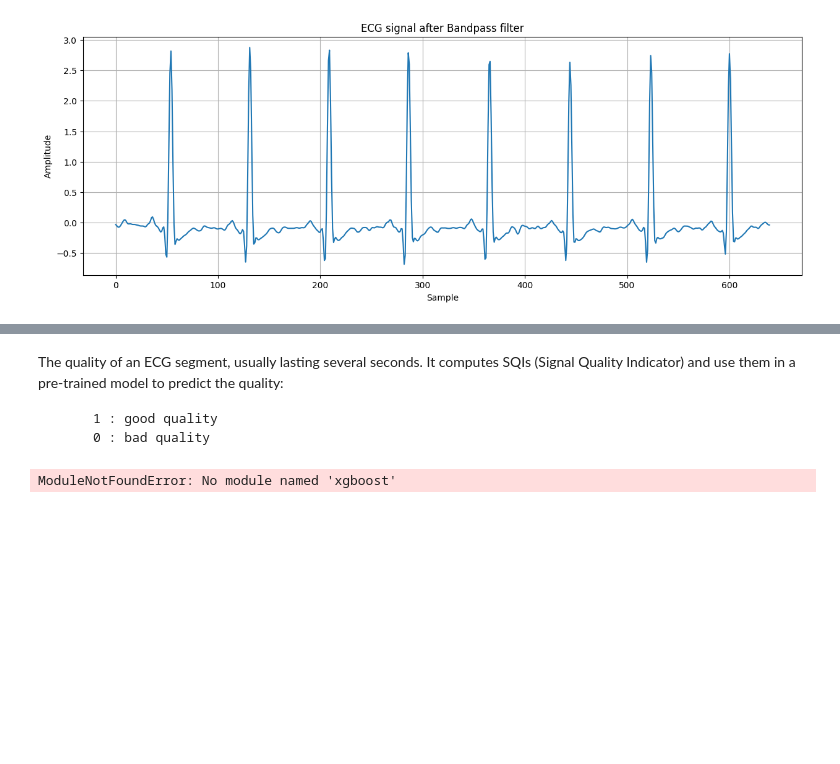
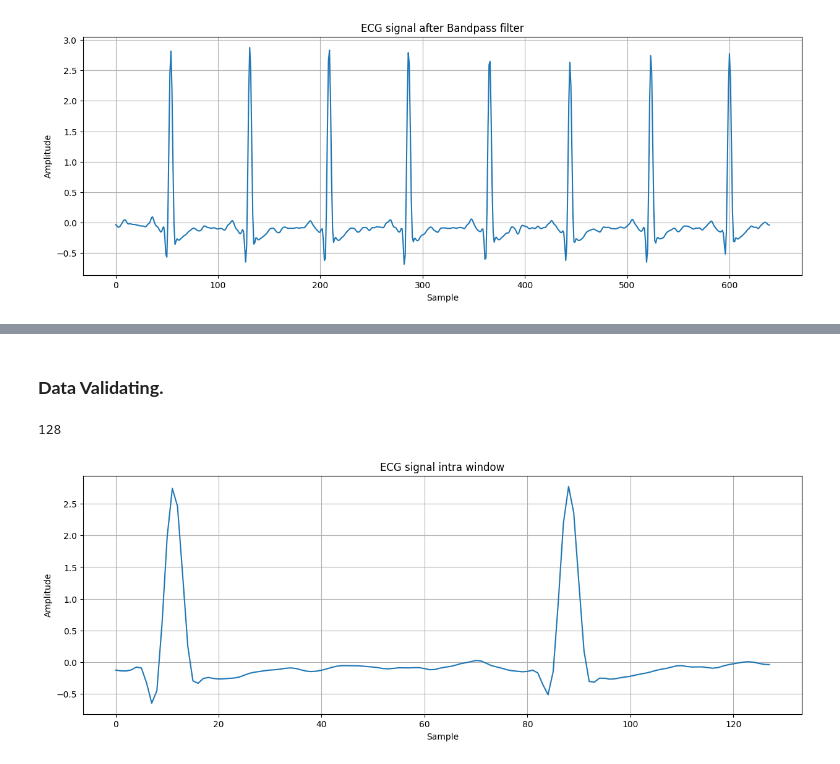
Before and after one commit to SadaruwanSRI/Forecasting-for-anomaly-detection-on-ECG, a Jupyter notebook: EDA.ipynb, the cells around one changed output, grey strips where cells are left out. Cells and saved outputs as stored; diff of their text form; code cells hidden in the pictures; blank space fills up the shorter version.

```diff
--- a/EDA.ipynb
+++ b/EDA.ipynb
@@ -126,10 +113,0 @@ from sklearn.preprocessing import StandardScaler
-# %%
-signal_quality_now = []
-win_intra = 1
-windows_complete_intra = []
-
-for k in range(win_intra*fs, window_complete.shape[0]+1, win_intra*fs):
-    min_limit = k - win_intra*fs
-    max_limit = k
-    window_complete_intra = filt[min_limit:max_limit]
-    windows_complete_intra.append(window_complete_intra)
@@ -465,5 +113,0 @@ Text(0.5, 1.0, 'SQI Scores')
-# %% [markdown]
-The quality of an ECG segment, usually lasting several seconds. It computes SQIs (Signal Quality Indicator) and use them in a pre-trained model to predict the quality:
-
-         1 : good quality
-         0 : bad quality
@@ -473,38 +114,23 @@ import pickle
-# %%
-def load_model(model_file: str):
-    """From an included model name or a model path, checks the format (pkl or
-    joblib) and loads it accordingly.
-
-    Parameters
-    ----------
-    model_file : str
-        Path to the model to load or included model filename
-
-    Returns
-    -------
-    model :
-        Sklearn or XGboost model
-    """
-    _model_included = 'trained_models_quality_check/xgb_9s.joblib'
-
-    if os.path.exists(_model_included):
-        model_to_load = _model_included
-    else:
-        model_to_load = model_file
-
-    model_name = os.path.basename(model_to_load)
-    *_, model_extension = model_name.split('.')
-
-    if model_extension == 'joblib':
-        ml_model = load(model_to_load)
-
-    elif model_extension == 'pkl':
-        with open(model_to_load, 'rb') as file:
-            ml_model = pickle.load(file)
-    return ml_model
-
-model_file = "xgb_9s.joblib"
-
-model = load_model(model_file)
-# %% [output]
-ModuleNotFoundError: No module named 'xgboost'
+# %% [markdown]
+### <b>Data Validating. </b>
+# %%
+signal_quality_now = []
+win_intra = 1
+
+for k in range(win_intra * fs, window_complete.shape[0] + 1, win_intra * fs):
+    min_limit = k - win_intra * fs
+    max_limit = k
+    window_complete_intra = filt[min_limit:max_limit]
+# %% [output]
+128
+# %%
+# plot the intra window
+plt.figure(figsize=(15, 5))
+plt.plot(window_complete_intra)
+plt.title("ECG signal intra window")
+plt.xlabel("Sample")
+plt.ylabel("Amplitude")
+plt.grid()
+plt.show()
+# %% [output]
+[figure, added]
```
Also changed, not shown: parts of 33 cells of this notebook.
